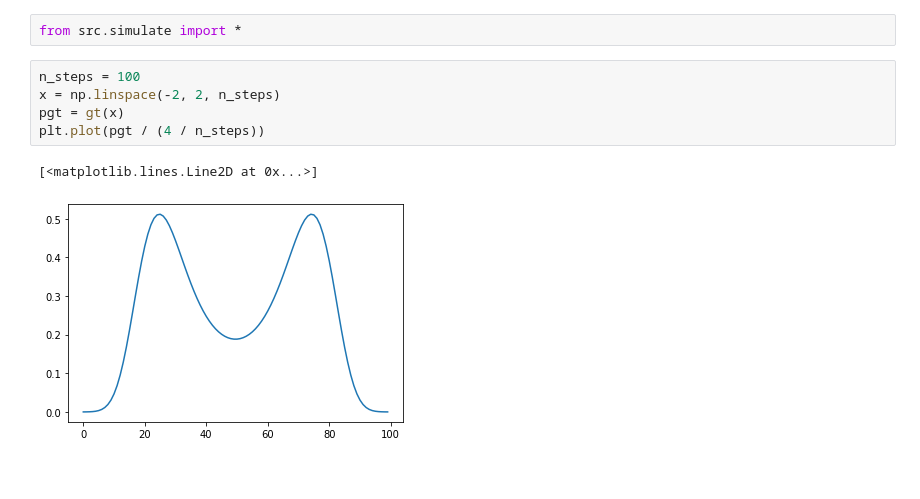
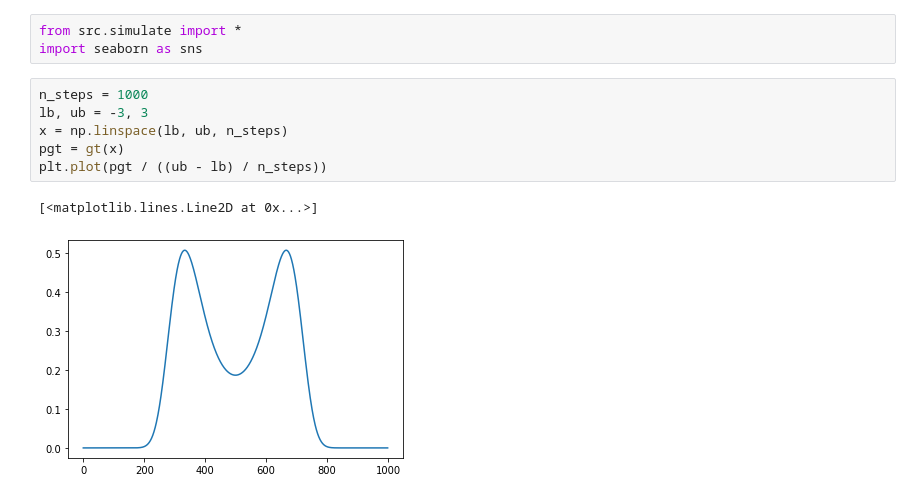
Before and after one commit to Xiaoyang-Song/SGHMC, a Jupyter notebook: hmcs.ipynb, the cells around one changed output. Drawn from its saved outputs; the diff is of its cells as text.

Commit message:
Update: plots

```diff
--- a/hmcs.ipynb
+++ b/hmcs.ipynb
@@ -4,10 +7,12 @@
 # %%
 from src.simulate import *
+import seaborn as sns
 # %%
-n_steps = 100
-x = np.linspace(-2, 2, n_steps)
+n_steps = 1000
+lb, ub = -3, 3
+x = np.linspace(lb, ub, n_steps)
 pgt = gt(x)
-plt.plot(pgt / (4 / n_steps))
+plt.plot(pgt / ((ub - lb) / n_steps))
 # %% [output]
 [<matplotlib.lines.Line2D at 0x...>]
-[figure, old version]
+[figure, new version]
```
Also changed, not shown: parts of 12 cells of this notebook, 2 other files.
